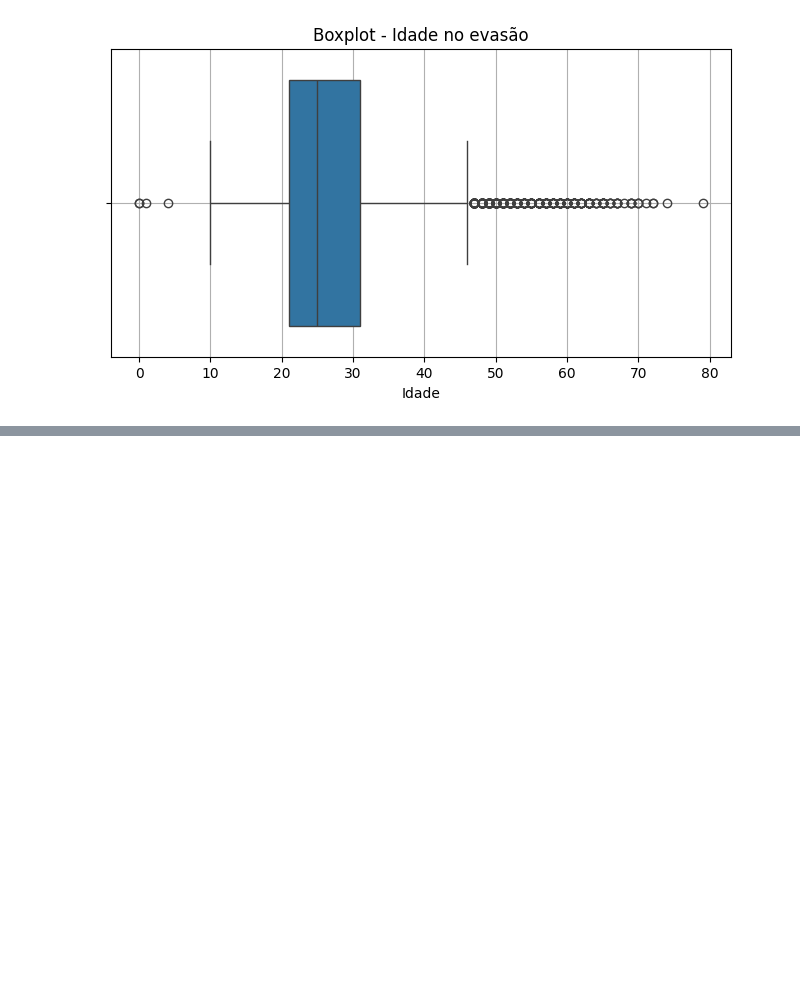
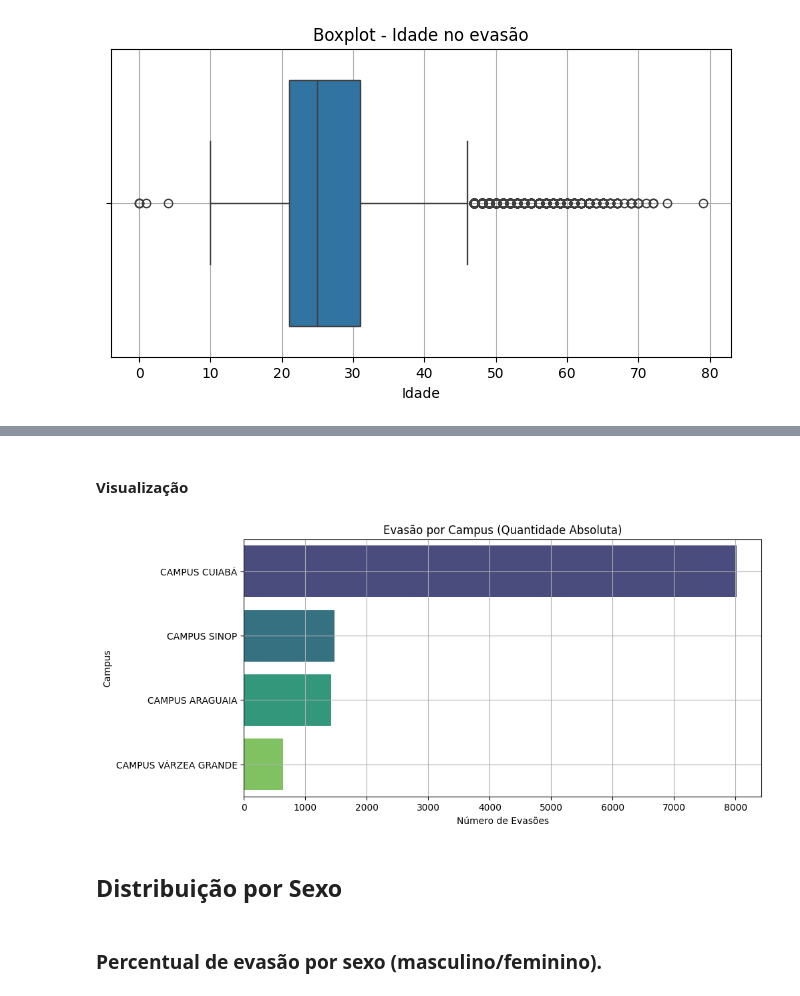
Before and after one commit to lucaslucena-la/Data_Science, a Jupyter notebook: evasão_dataset/evasao.ipynb, the cells around one changed output, grey strips where cells are left out. Cells and saved outputs as stored; diff of their text form; code cells hidden in the pictures; blank space fills up the shorter version.

```diff
--- a/evasão_dataset/evasao.ipynb
+++ b/evasão_dataset/evasao.ipynb
@@ -274,0 +338,6 @@ plt.show()
+# %%
+#Quantidade absoluta
+evasao_por_campus= df['campus'].value_counts().sort_values(ascending=False)
+
+print("Evasões por campus:")
+print(evasao_por_campus)
@@ -274,0 +368,23 @@ plt.show()
+# %% [markdown]
+#### Visualização
+# %%
+plt.figure(figsize=(10,5))
+sns.barplot(
+    x=evasao_por_campus.values,
+    y=evasao_por_campus.index,
+    hue=evasao_por_campus.index,
+    palette="viridis",
+    legend=False
+)
+
+plt.title("Evasão por Campus (Quantidade Absoluta)")
+plt.xlabel("Número de Evasões")
+plt.ylabel("Campus")
+plt.grid(True)
+plt.show()
+# %% [output]
+[figure, added]
+# %% [markdown]
+## Distribuição por Sexo
+# %% [markdown]
+### Percentual de evasão por sexo (masculino/feminino).
```
Also changed, not shown: parts of 68 cells of this notebook, 7 other files.
